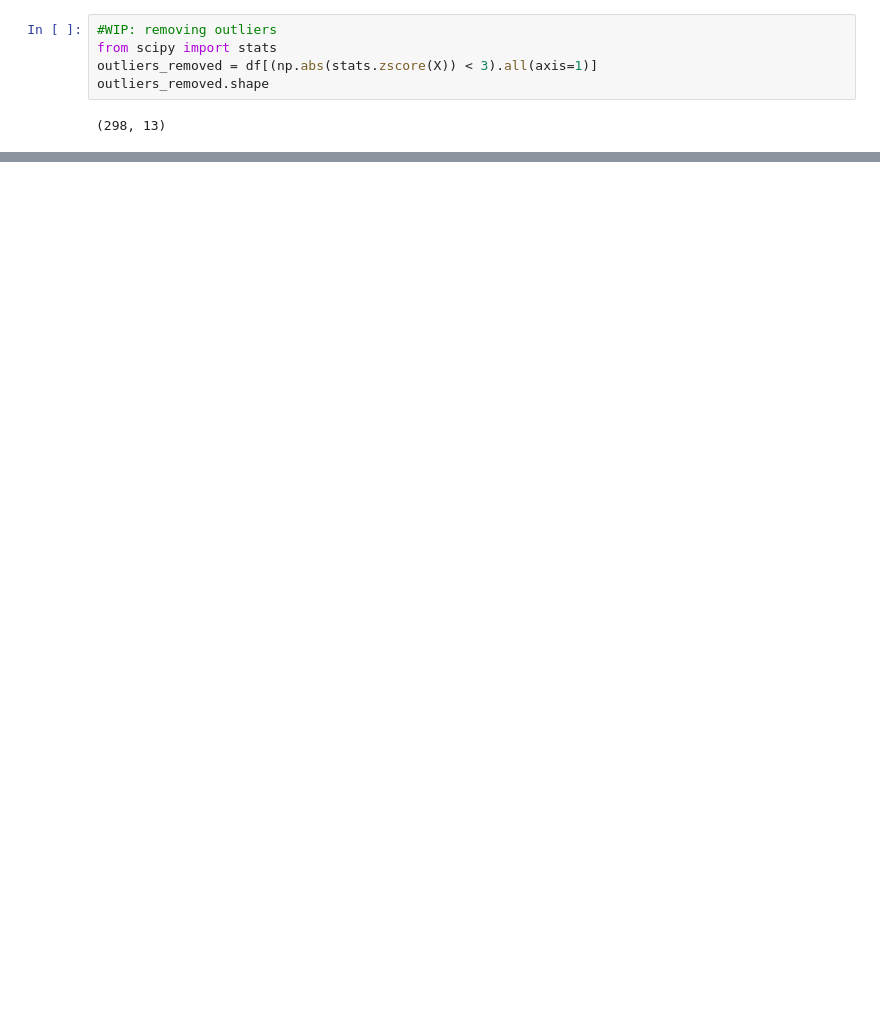
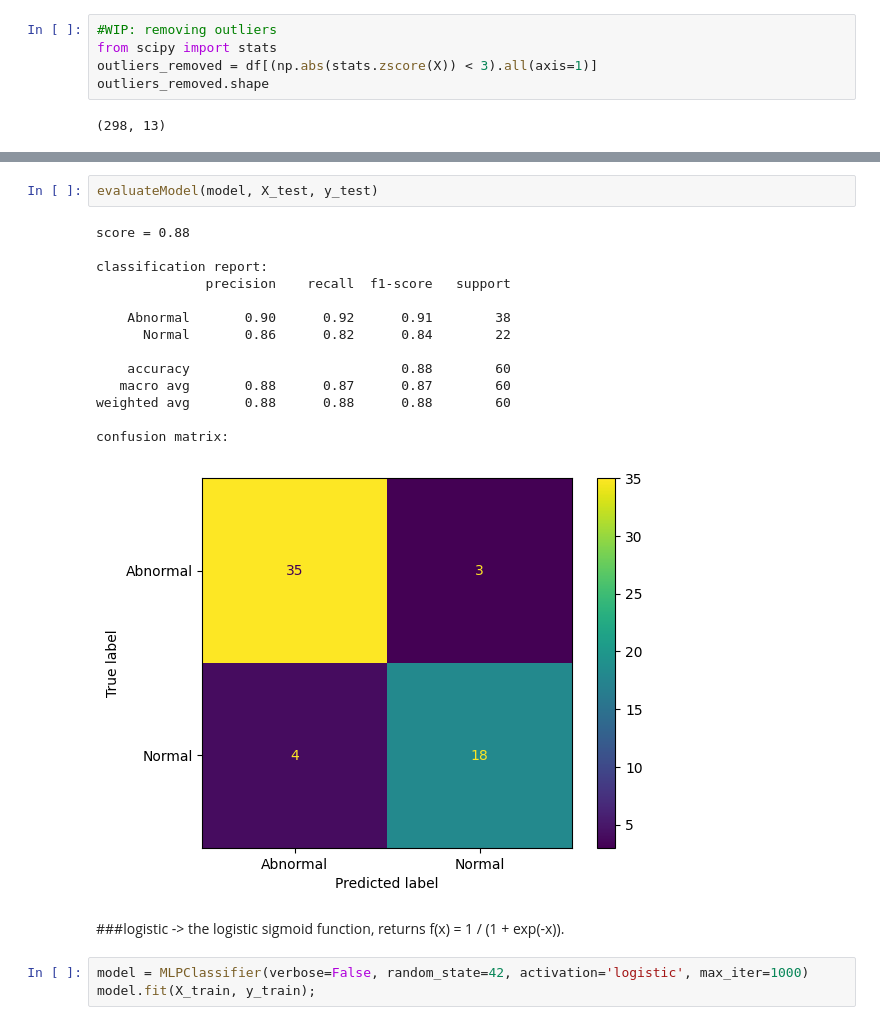
Before and after one commit to cebms/Projeto_ML_SI, a Jupyter notebook: mini_projeto_si_mlp.ipynb, the cells around one changed output, grey strips where cells are left out. Saved outputs shown, nothing was run; the diff lists cells and outputs as text; blank space fills up the shorter version.

```diff
--- a/mini_projeto_si_mlp.ipynb
+++ b/mini_projeto_si_mlp.ipynb
@@ -356,0 +297,22 @@ TypeError: 'bool' object is not subscriptable
+# %%
+evaluateModel(model, X_test, y_test)
+# %% [output]
+score = 0.88
+
+classification report:
+              precision    recall  f1-score   support
+
+    Abnormal       0.90      0.92      0.91        38
+      Normal       0.86      0.82      0.84        22
+
+    accuracy                           0.88        60
+   macro avg       0.88      0.87      0.87        60
+weighted avg       0.88      0.88      0.88        60
+
+confusion matrix:
+[figure, added]
+# %% [markdown]
+###logistic -> the logistic sigmoid function, returns f(x) = 1 / (1 + exp(-x)).
+# %%
+model = MLPClassifier(verbose=False, random_state=42, activation='logistic', max_iter=1000)
+model.fit(X_train, y_train);
```
Also changed, not shown: parts of 59 cells of this notebook.
